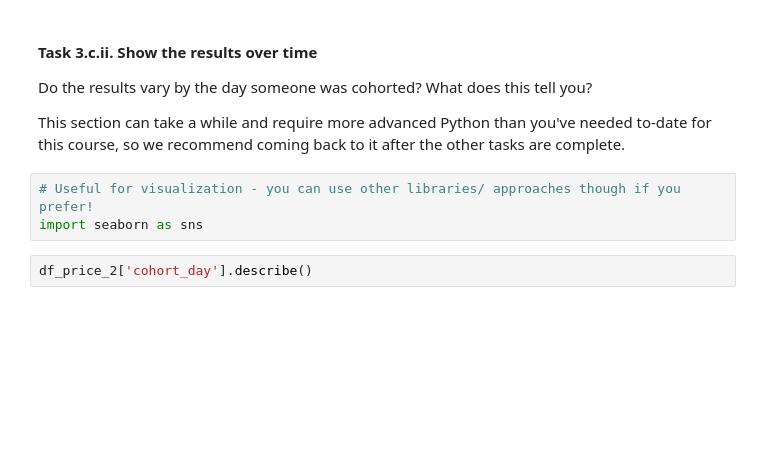
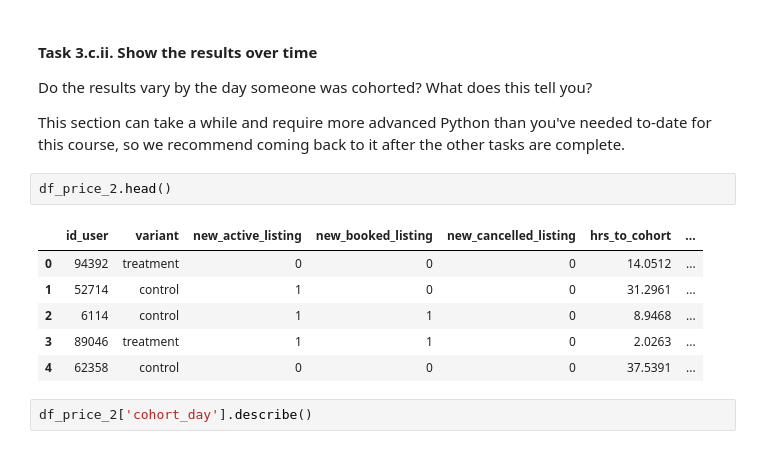
Before and after one commit to pwharrison/corise, a Jupyter notebook: practical-ab-testing/practical-ab-testing-week-3-project.ipynb, the cells around one changed output. Cells and saved outputs as stored; diff of their text form; blank space fills up the shorter version.

```diff
--- a/practical-ab-testing/practical-ab-testing-week-3-project.ipynb
+++ b/practical-ab-testing/practical-ab-testing-week-3-project.ipynb
@@ -529,9 +535,15 @@ _Write findings and recommendation here_
 Do the results vary by the day someone was cohorted? What does this tell you?
 
 This section can take a while and require more advanced Python than you've needed to-date for this course, so we recommend coming back to it after the other tasks are complete.
-# %%
-# Useful for visualization - you can use other libraries/ approaches though if you prefer!
-import seaborn as sns
+# %%
+df_price_2.head()
+# %% [output]
+|  | id_user | variant | new_active_listing | new_booked_listing | new_cancelled_listing | hrs_to_cohort | ... |
+| 0 | 94392 | treatment | 0 | 0 | 0 | 14.0512 | ... |
+| 1 | 52714 | control | 1 | 0 | 0 | 31.2961 | ... |
+| 2 | 6114 | control | 1 | 1 | 0 | 8.9468 | ... |
+| 3 | 89046 | treatment | 1 | 1 | 0 | 2.0263 | ... |
+| 4 | 62358 | control | 0 | 0 | 0 | 37.5391 | ... |
 # %%
 df_price_2['cohort_day'].describe()
 # %% [output]
```
Also changed, not shown: parts of 8 cells of this notebook.
